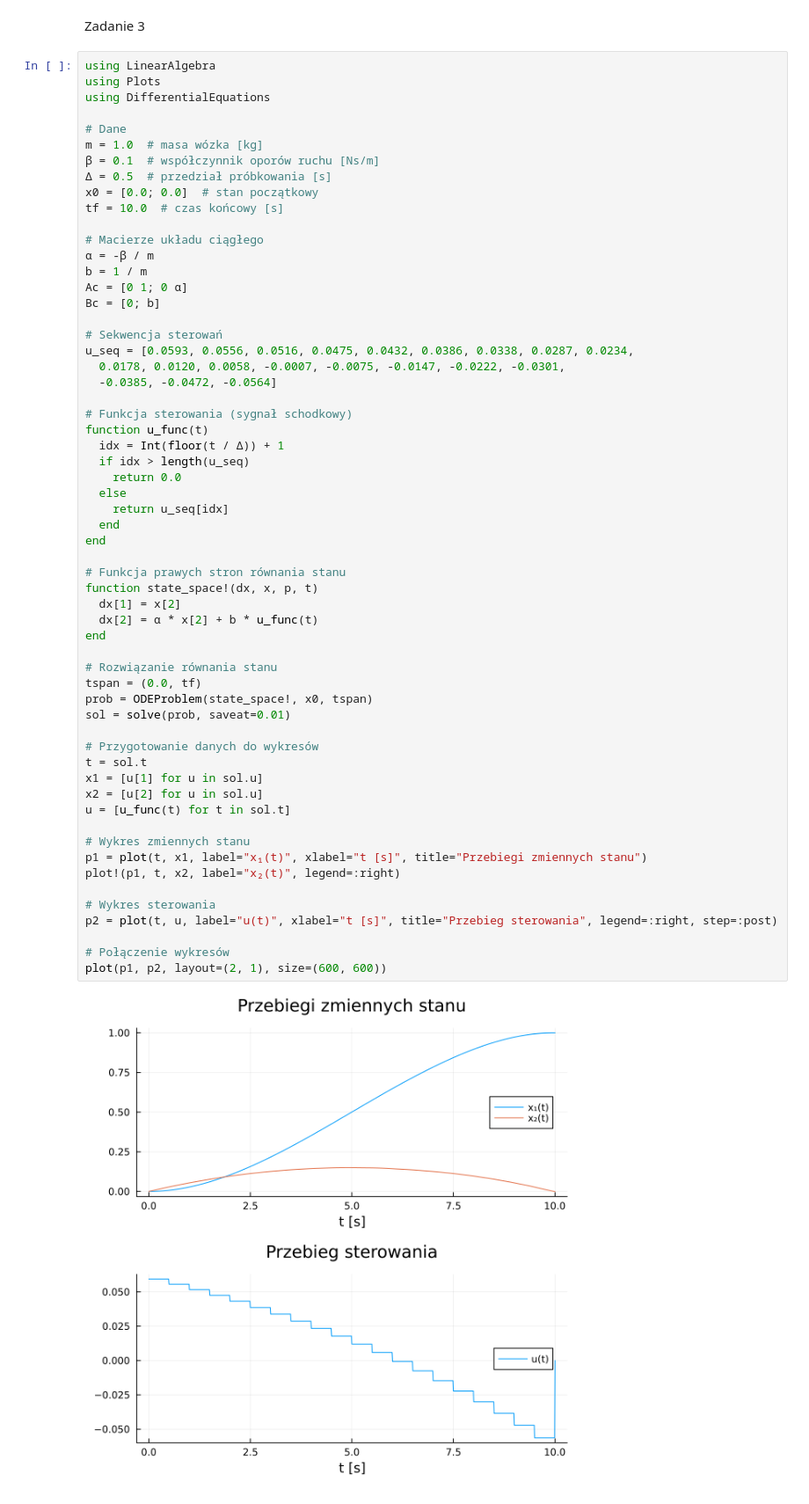
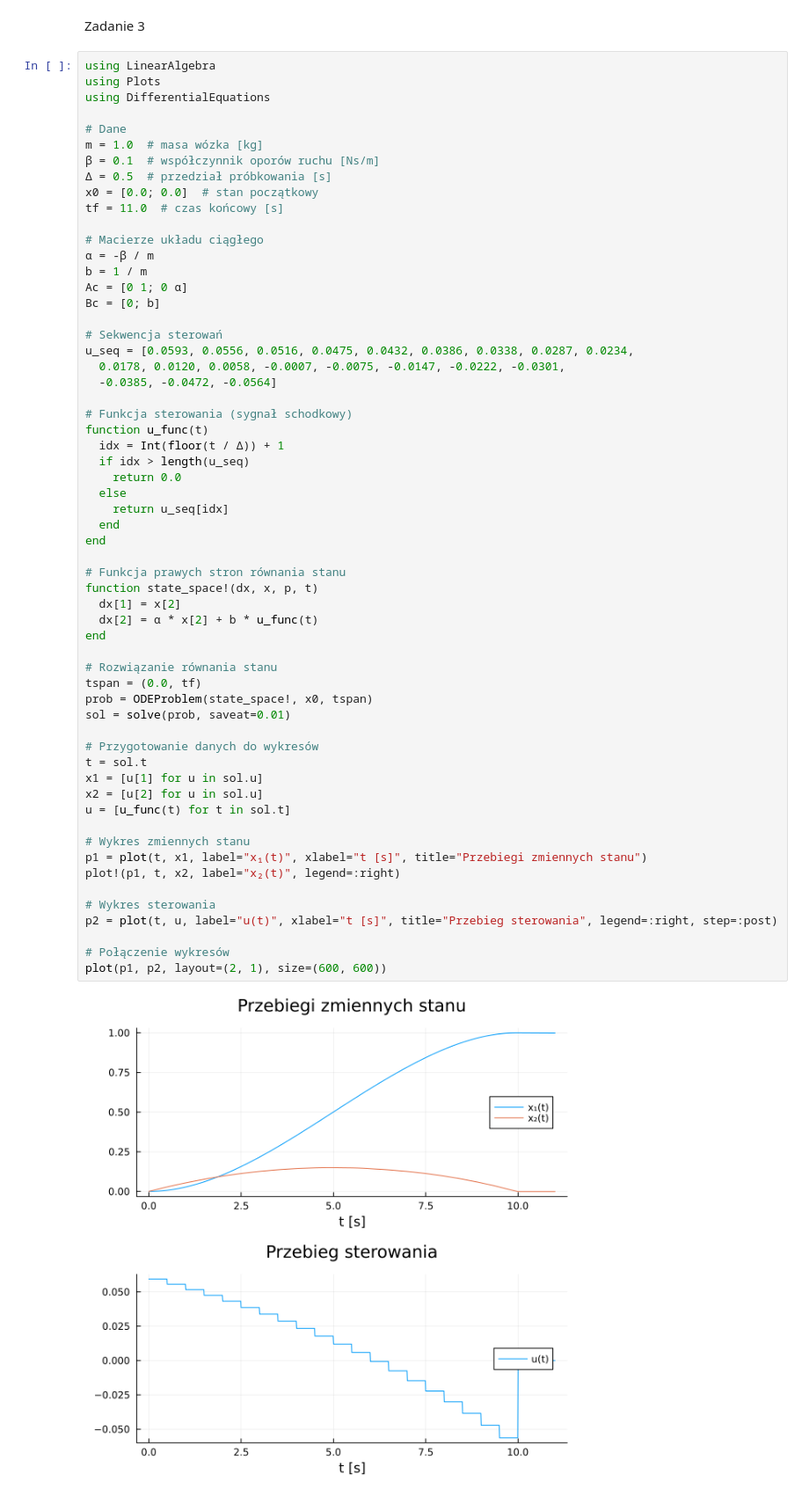
Before and after one commit to zawoj/studia, a Jupyter notebook: ts/lista2/lista2-kacper_zawojski.ipynb, the cells around one changed output. Shown: that part at 88% size. Drawn from its saved outputs; the diff is of its cells as text.

```diff
--- a/ts/lista2/lista2-kacper_zawojski.ipynb
+++ b/ts/lista2/lista2-kacper_zawojski.ipynb
@@ -114,7 +114,7 @@ m = 1.0  # masa wózka [kg]
 β = 0.1  # współczynnik oporów ruchu [Ns/m]
 Δ = 0.5  # przedział próbkowania [s]
 x0 = [0.0; 0.0]  # stan początkowy
-tf = 10.0  # czas końcowy [s]
+tf = 11.0  # czas końcowy [s]
 
 # Macierze układu ciągłego
 α = -β / m
@@ -137,31 +137,31 @@ function u_func(t)
   end
 end
 
 # Funkcja prawych stron równania stanu
 function state_space!(dx, x, p, t)
   dx[1] = x[2]
   dx[2] = α * x[2] + b * u_func(t)
 end
 
 # Rozwiązanie równania stanu
 tspan = (0.0, tf)
 prob = ODEProblem(state_space!, x0, tspan)
 sol = solve(prob, saveat=0.01)
 
 # Przygotowanie danych do wykresów
 t = sol.t
 x1 = [u[1] for u in sol.u]
 x2 = [u[2] for u in sol.u]
 u = [u_func(t) for t in sol.t]
 
 # Wykres zmiennych stanu
 p1 = plot(t, x1, label="x₁(t)", xlabel="t [s]", title="Przebiegi zmiennych stanu")
 plot!(p1, t, x2, label="x₂(t)", legend=:right)
 
 # Wykres sterowania
 p2 = plot(t, u, label="u(t)", xlabel="t [s]", title="Przebieg sterowania", legend=:right, step=:post)
 
 # Połączenie wykresów
 plot(p1, p2, layout=(2, 1), size=(600, 600))
 # %% [output]
-[figure, old version]
+[figure, new version]
```
Also changed, not shown: 7 other files.
